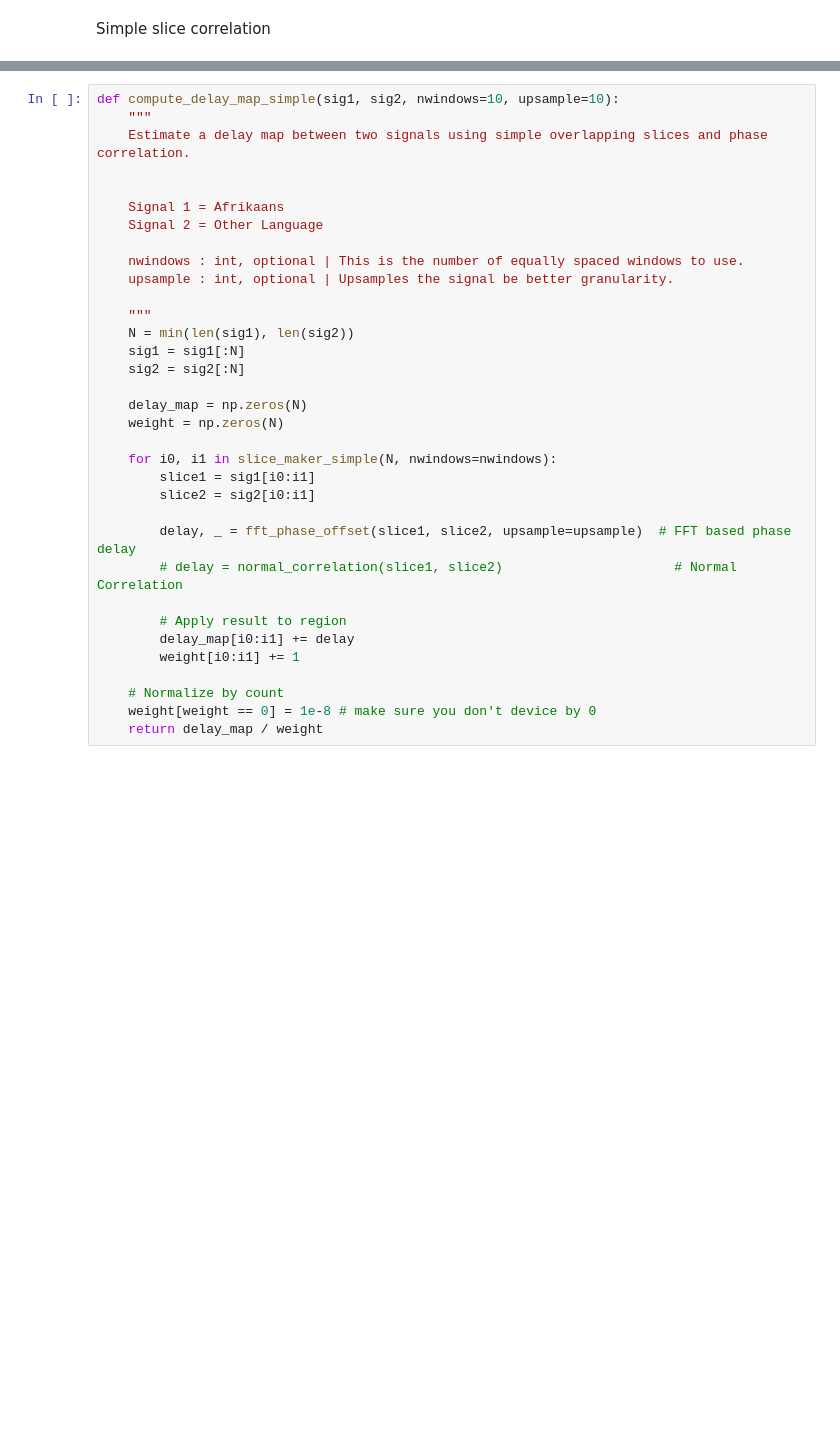
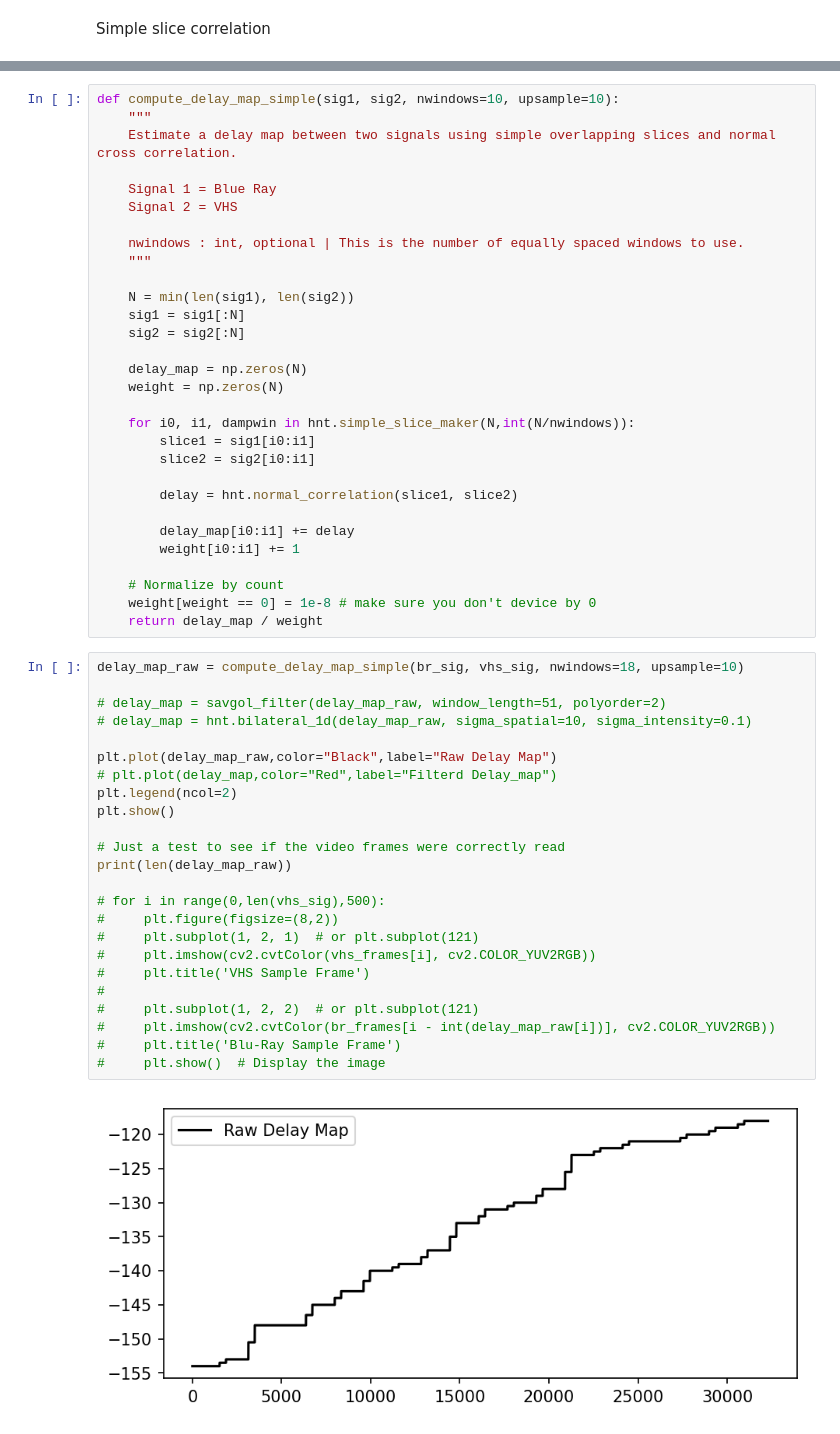
Before and after one commit to GeneralWatt/heidi-language-sync, a Jupyter notebook: Heidi.ipynb, the cells around one changed output, grey strips where cells are left out. Drawn from its saved outputs; the diff is of its cells as text; blank space fills up the shorter version.

```diff
--- a/Heidi.ipynb
+++ b/Heidi.ipynb
@@ -602,16 +155,14 @@ def fft_phase_offset(sig1, sig2, upsample=1):
 # %%
 def compute_delay_map_simple(sig1, sig2, nwindows=10, upsample=10):
     """
-    Estimate a delay map between two signals using simple overlapping slices and phase correlation.
+    Estimate a delay map between two signals using simple overlapping slices and normal cross correlation.
 
-
-    Signal 1 = Afrikaans
-    Signal 2 = Other Language
+    Signal 1 = Blue Ray
+    Signal 2 = VHS
 
     nwindows : int, optional | This is the number of equally spaced windows to use.
-    upsample : int, optional | Upsamples the signal be better granularity.
+    """
 
-    """
     N = min(len(sig1), len(sig2))
     sig1 = sig1[:N]
     sig2 = sig2[:N]
@@ -619,17 +170,41 @@ def compute_delay_map_simple(sig1, sig2, nwindows=10, upsample=10):
     delay_map = np.zeros(N)
     weight = np.zeros(N)
 
-    for i0, i1 in slice_maker_simple(N, nwindows=nwindows):
+    for i0, i1, dampwin in hnt.simple_slice_maker(N,int(N/nwindows)):
         slice1 = sig1[i0:i1]
         slice2 = sig2[i0:i1]
 
-        delay, _ = fft_phase_offset(slice1, slice2, upsample=upsample)  # FFT based phase delay
-        # delay = normal_correlation(slice1, slice2)                      # Normal Correlation
+        delay = hnt.normal_correlation(slice1, slice2)
 
-        # Apply result to region
         delay_map[i0:i1] += delay
         weight[i0:i1] += 1
 
     # Normalize by count
     weight[weight == 0] = 1e-8 # make sure you don't device by 0
     return delay_map / weight
+# %%
+delay_map_raw = compute_delay_map_simple(br_sig, vhs_sig, nwindows=18, upsample=10)
+
+# delay_map = savgol_filter(delay_map_raw, window_length=51, polyorder=2)
+# delay_map = hnt.bilateral_1d(delay_map_raw, sigma_spatial=10, sigma_intensity=0.1)
+
+plt.plot(delay_map_raw,color="Black",label="Raw Delay Map")
+# plt.plot(delay_map,color="Red",label="Filterd Delay_map")
+plt.legend(ncol=2)
+plt.show()
+
+# Just a test to see if the video frames were correctly read
+print(len(delay_map_raw))
+
+# for i in range(0,len(vhs_sig),500):
+#     plt.figure(figsize=(8,2))
+#     plt.subplot(1, 2, 1)  # or plt.subplot(121)
+#     plt.imshow(cv2.cvtColor(vhs_frames[i], cv2.COLOR_YUV2RGB))
+#     plt.title('VHS Sample Frame')
+#
+#     plt.subplot(1, 2, 2)  # or plt.subplot(121)
+#     plt.imshow(cv2.cvtColor(br_frames[i - int(delay_map_raw[i])], cv2.COLOR_YUV2RGB))
+#     plt.title('Blu-Ray Sample Frame')
+#     plt.show()  # Display the image
+# %% [output]
+[figure, added]
```
Also changed, not shown: parts of 29 cells of this notebook, 2 other files.
